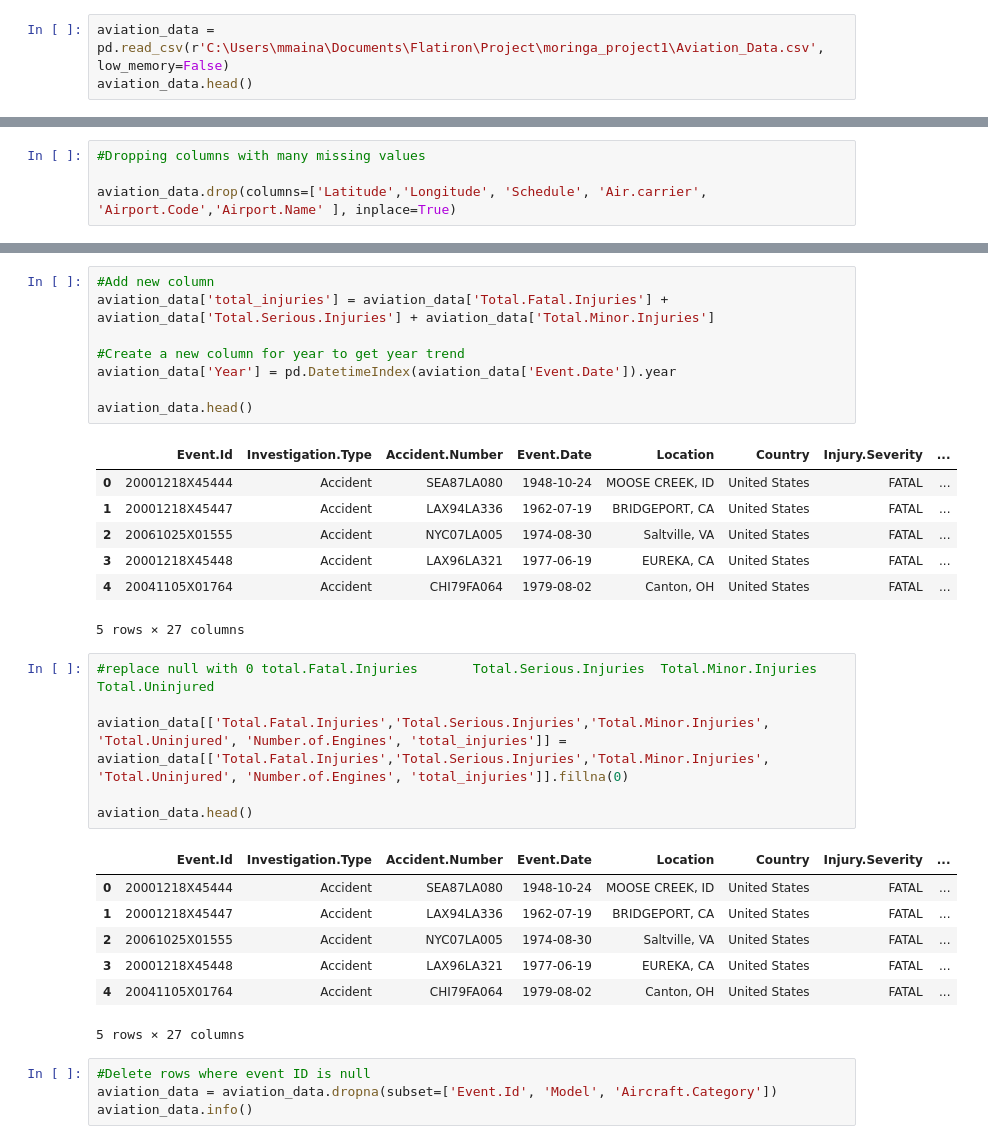
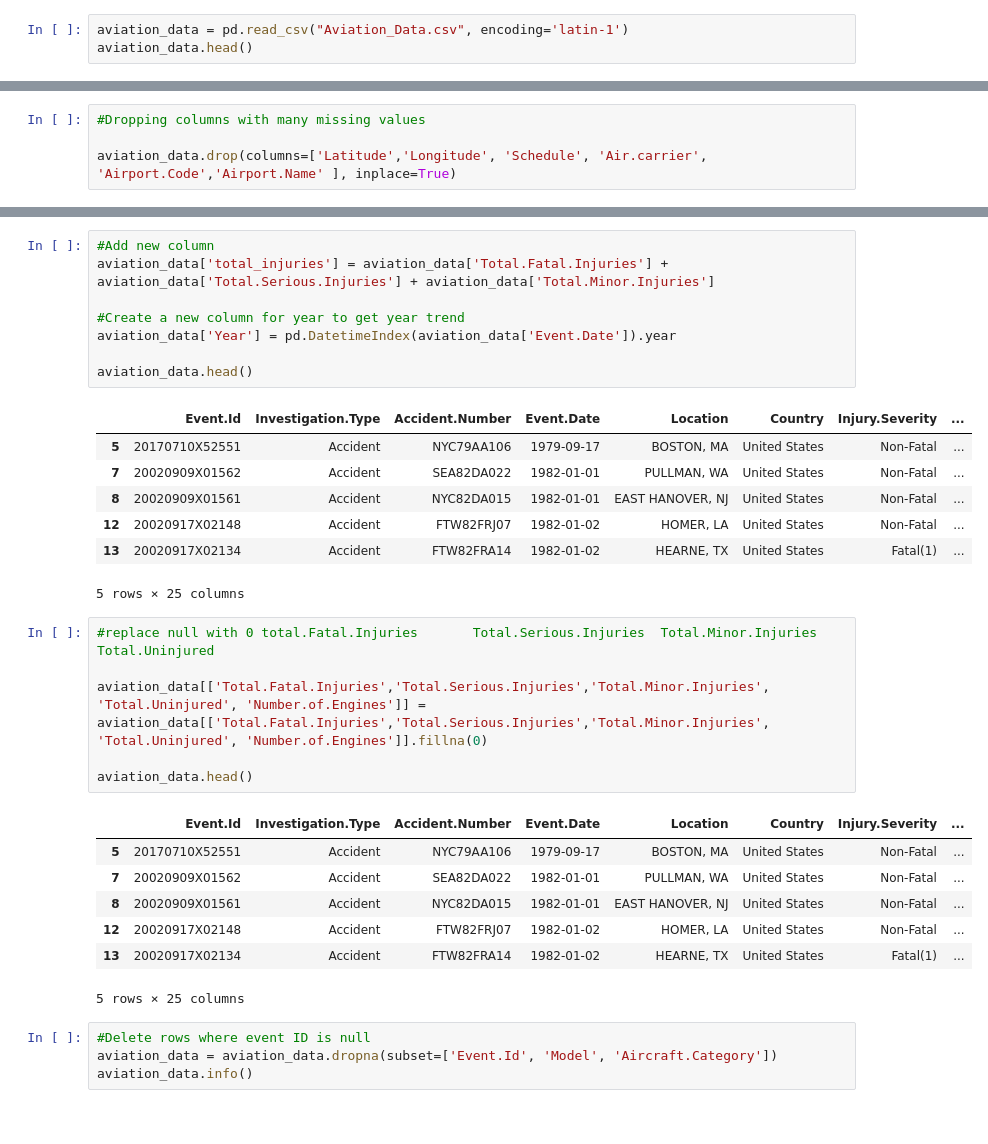
Before and after one commit to MICH-MAINA/moringa_project1, a Jupyter notebook: Project_One.ipynb, the cells around one changed output, grey strips where cells are left out. Saved outputs shown, nothing was run; the diff lists cells and outputs as text.

```diff
--- a/Project_One.ipynb
+++ b/Project_One.ipynb
@@ -15,7 +23,7 @@ import pandas as pd
 # %% [markdown]
 **2. Load the Data into a DataFrame**
 # %%
-aviation_data = pd.read_csv(r'C:\Users\mmaina\Documents\Flatiron\Project\moringa_project1\Aviation_Data.csv', low_memory=False)
+aviation_data = pd.read_csv("Aviation_Data.csv", encoding='latin-1')
 aviation_data.head()
 # %% [output]
 |  | Event.Id | Investigation.Type | Accident.Number | Event.Date | Location | Country | Latitude | Longitude | ... |
@@ -83,26 +91,26 @@ aviation_data['Year'] = pd.DatetimeIndex(aviation_data['Event.Date']).year
 aviation_data.head()
 # %% [output]
 |  | Event.Id | Investigation.Type | Accident.Number | Event.Date | Location | Country | Injury.Severity | ... |
-| 0 | 20001218X45444 | Accident | SEA87LA080 | 1948-10-24 | MOOSE CREEK, ID | United States | FATAL | ... |
-| 1 | 20001218X45447 | Accident | LAX94LA336 | 1962-07-19 | BRIDGEPORT, CA | United States | FATAL | ... |
-| 2 | 20061025X01555 | Accident | NYC07LA005 | 1974-08-30 | Saltville, VA | United States | FATAL | ... |
-| 3 | 20001218X45448 | Accident | LAX96LA321 | 1977-06-19 | EUREKA, CA | United States | FATAL | ... |
-| 4 | 20041105X01764 | Accident | CHI79FA064 | 1979-08-02 | Canton, OH | United States | FATAL | ... |
+| 5 | 20170710X52551 | Accident | NYC79AA106 | 1979-09-17 | BOSTON, MA | United States | Non-Fatal | ... |
+| 7 | 20020909X01562 | Accident | SEA82DA022 | 1982-01-01 | PULLMAN, WA | United States | Non-Fatal | ... |
+| 8 | 20020909X01561 | Accident | NYC82DA015 | 1982-01-01 | EAST HANOVER, NJ | United States | Non-Fatal | ... |
+| 12 | 20020917X02148 | Accident | FTW82FRJ07 | 1982-01-02 | HOMER, LA | United States | Non-Fatal | ... |
+| 13 | 20020917X02134 | Accident | FTW82FRA14 | 1982-01-02 | HEARNE, TX | United States | Fatal(1) | ... |
-5 rows × 27 columns
+5 rows × 25 columns
 # %%
 #replace null with 0 total.Fatal.Injuries       Total.Serious.Injuries  Total.Minor.Injuries    Total.Uninjured
 
-aviation_data[['Total.Fatal.Injuries','Total.Serious.Injuries','Total.Minor.Injuries', 'Total.Uninjured', 'Number.of.Engines', 'total_injuries']] = aviation_data[['Total.Fatal.Injuries','Total.Serious.Injuries','Total.Minor.Injuries', 'Total.Uninjured', 'Number.of.Engines', 'total_injuries']].fillna(0)
+aviation_data[['Total.Fatal.Injuries','Total.Serious.Injuries','Total.Minor.Injuries', 'Total.Uninjured', 'Number.of.Engines']] = aviation_data[['Total.Fatal.Injuries','Total.Serious.Injuries','Total.Minor.Injuries', 'Total.Uninjured', 'Number.of.Engines']].fillna(0)
 
 aviation_data.head()
 # %% [output]
 |  | Event.Id | Investigation.Type | Accident.Number | Event.Date | Location | Country | Injury.Severity | ... |
-| 0 | 20001218X45444 | Accident | SEA87LA080 | 1948-10-24 | MOOSE CREEK, ID | United States | FATAL | ... |
-| 1 | 20001218X45447 | Accident | LAX94LA336 | 1962-07-19 | BRIDGEPORT, CA | United States | FATAL | ... |
-| 2 | 20061025X01555 | Accident | NYC07LA005 | 1974-08-30 | Saltville, VA | United States | FATAL | ... |
-| 3 | 20001218X45448 | Accident | LAX96LA321 | 1977-06-19 | EUREKA, CA | United States | FATAL | ... |
-| 4 | 20041105X01764 | Accident | CHI79FA064 | 1979-08-02 | Canton, OH | United States | FATAL | ... |
+| 5 | 20170710X52551 | Accident | NYC79AA106 | 1979-09-17 | BOSTON, MA | United States | Non-Fatal | ... |
+| 7 | 20020909X01562 | Accident | SEA82DA022 | 1982-01-01 | PULLMAN, WA | United States | Non-Fatal | ... |
+| 8 | 20020909X01561 | Accident | NYC82DA015 | 1982-01-01 | EAST HANOVER, NJ | United States | Non-Fatal | ... |
+| 12 | 20020917X02148 | Accident | FTW82FRJ07 | 1982-01-02 | HOMER, LA | United States | Non-Fatal | ... |
+| 13 | 20020917X02134 | Accident | FTW82FRA14 | 1982-01-02 | HEARNE, TX | United States | Fatal(1) | ... |
-5 rows × 27 columns
+5 rows × 25 columns
 # %%
 #Delete rows where event ID is null
 aviation_data = aviation_data.dropna(subset=['Event.Id', 'Model', 'Aircraft.Category'])
```
Also changed, not shown: parts of 12 cells of this notebook, 3 other files.
